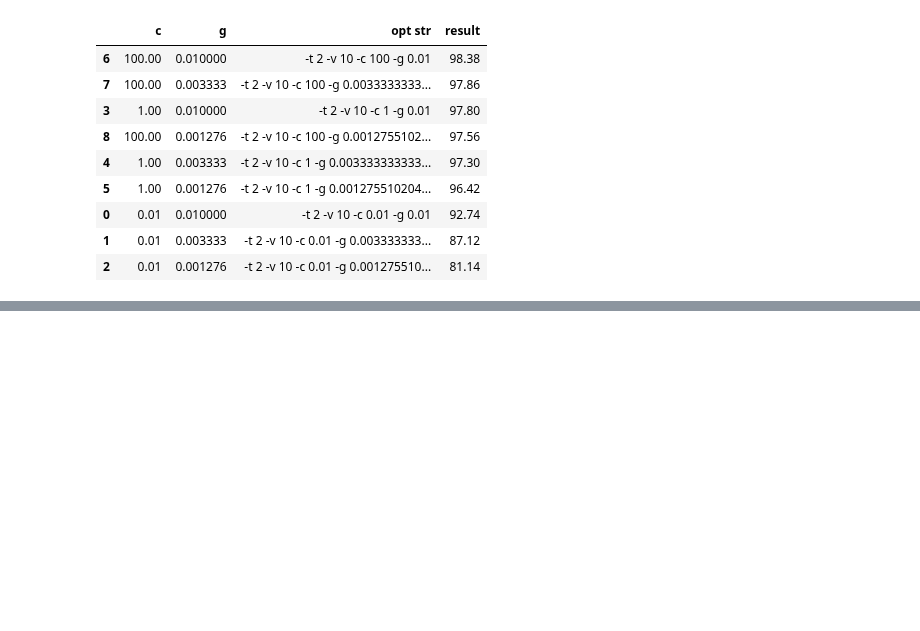
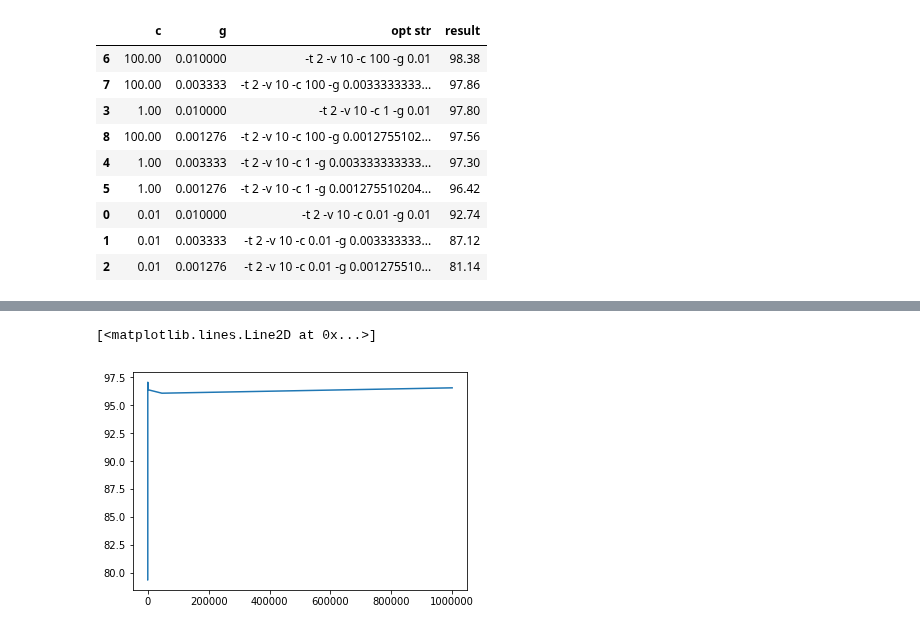
Before and after one commit to csielee/2018ML, a Jupyter notebook: HW5/HW5.ipynb, the cells around one changed output, grey strips where cells are left out. Drawn from its saved outputs; the diff is of its cells as text; code cells hidden in the pictures; blank space fills up the shorter version.

```diff
--- a/HW5/HW5.ipynb
+++ b/HW5/HW5.ipynb
@@ -310,0 +363,3 @@ use precomputed data
+# %%
+%%time
+x_train_precomputed = sparse_matrix(x_train_precomputed, iskernel=True)
@@ -310,0 +369,2 @@ use precomputed data
+# %%
+prob_precomputed = svmutil.svm_problem(y_train, x_train_precomputed, isKernel=True)
@@ -310,0 +378,3 @@ use precomputed data
+# %%
+%%time
+linear_rbf_results, linear_rbf_options = GridSearchForSVM(4, {'c' : np.logspace(-6,6,10)}, prob_precomputed)
@@ -310,0 +394,6 @@ use precomputed data
+# %%
+linear_rbf_table = pd.DataFrame(linear_rbf_results, columns=linear_rbf_options)
+
+linear_rbf_table.to_csv('linear_rbf_results.csv')
+
+display(linear_rbf_table.sort_values(by=['result'], ascending=False))
@@ -310,0 +412,5 @@ use precomputed data
+# %%
+plt.plot(linear_rbf_table['c'], linear_rbf_table['result'])
+# %% [output]
+[<matplotlib.lines.Line2D at 0x...>]
+[figure, added]
```
Also changed, not shown: parts of 26 cells of this notebook, 2 other files.
